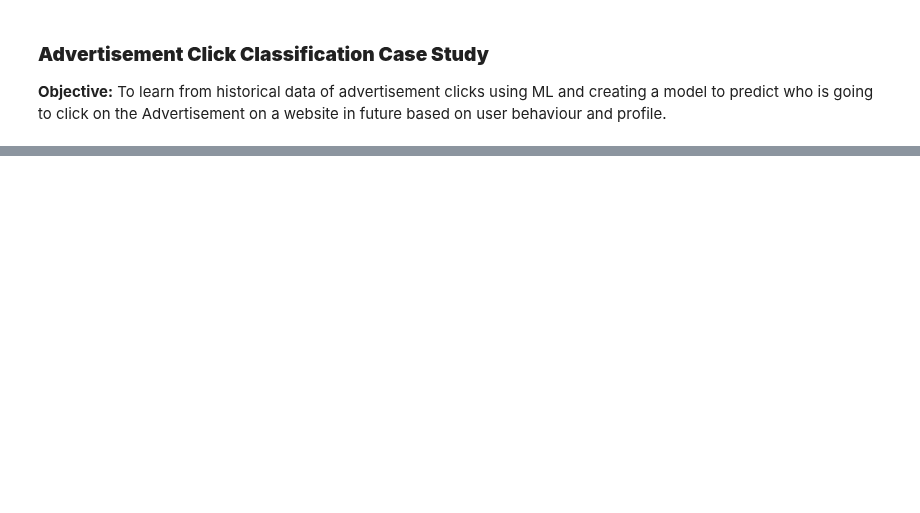
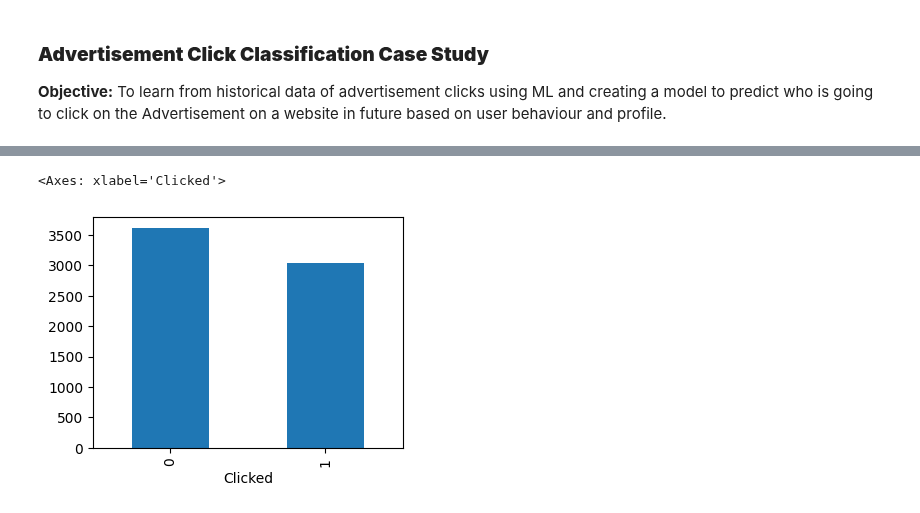
Before and after one commit to anish3565/Case_Studies, a Jupyter notebook: Classification/1. AdClickClassification.ipynb, the cells around one changed output, grey strips where cells are left out. Drawn from its saved outputs; the diff is of its cells as text; code cells hidden in the pictures; blank space fills up the shorter version.

Commit message:
Ad Click Classification added

```diff
--- a/Classification/1. AdClickClassification.ipynb
+++ b/Classification/1. AdClickClassification.ipynb
@@ -9,0 +15,6 @@
+# %%
+import pandas as pd
+import numpy as np
+
+AdClickData=pd.read_csv("../Datasets/AdClickData.csv")
+AdClickData
@@ -9,0 +54,9 @@
+# %%
+# Checking size of dataframe
+print('Shape after deleting duplicate values: ', AdClickData.shape)
+
+# Removing duplicate rows if any
+AdClickData=AdClickData.drop_duplicates()
+print('Shape after deleting duplicate values: ', AdClickData.shape)
+
+AdClickData
@@ -9,0 +108,9 @@
+# %%
+%matplotlib inline
+
+# Creating Bar Chart as the Target variable is Categorical
+GroupedData=AdClickData.groupby('Clicked').size()
+GroupedData.plot(kind='bar', figsize=(4,3))
+# %% [output]
+<Axes: xlabel='Clicked'>
+[figure, added]
```
Also changed, not shown: parts of 36 cells of this notebook.
